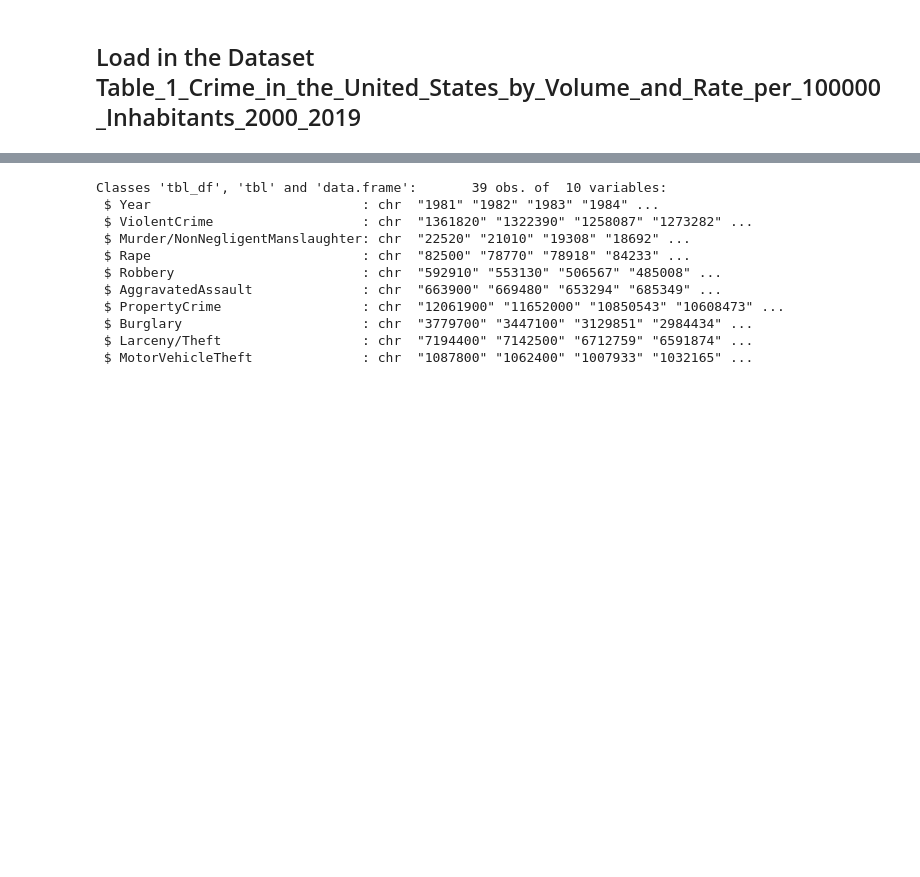
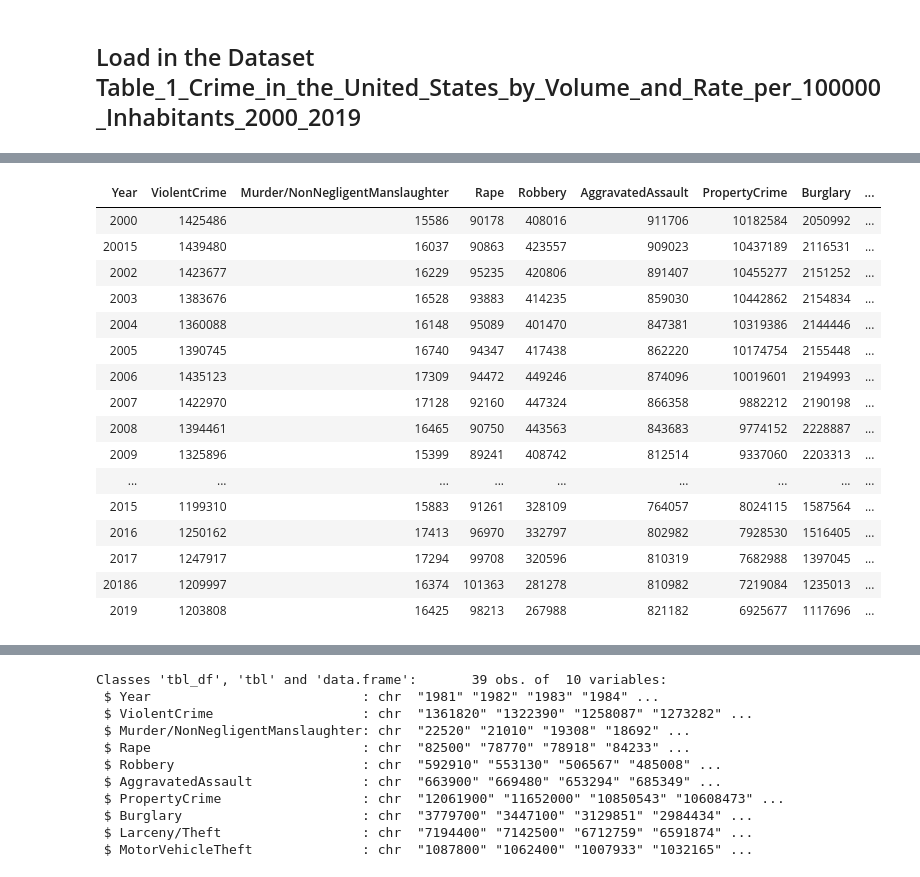
Before and after one commit to RLurtenManchester/CrimeRatesSocialImpact, a Jupyter notebook: 1981-2019CrimeInAmerica.ipynb, the cells around one changed output, grey strips where cells are left out. Saved outputs shown, nothing was run; the diff lists cells and outputs as text; code cells hidden in the pictures; blank space fills up the shorter version.

```diff
--- a/1981-2019CrimeInAmerica.ipynb
+++ b/1981-2019CrimeInAmerica.ipynb
@@ -116,6 +134,26 @@ keeps<- c("Year", "ViolentCrime", "Murder/NonNegligentManslaughter", "Rape", "Ro
 # %%
 CrimeByNumber00_19A <- CrimeByNumber00_19[keeps]
 CrimeByNumber81_99B <- CrimeByNumber81_99A[keeps]
+# %%
+CrimeByNumber00_19A
+# %% [output]
+| Year | ViolentCrime | Murder/NonNegligentManslaughter | Rape | Robbery | AggravatedAssault | PropertyCrime | Burglary | ... |
+| 2000 | 1425486 | 15586 | 90178 | 408016 | 911706 | 10182584 | 2050992 | ... |
+| 20015 | 1439480 | 16037 | 90863 | 423557 | 909023 | 10437189 | 2116531 | ... |
+| 2002 | 1423677 | 16229 | 95235 | 420806 | 891407 | 10455277 | 2151252 | ... |
+| 2003 | 1383676 | 16528 | 93883 | 414235 | 859030 | 10442862 | 2154834 | ... |
+| 2004 | 1360088 | 16148 | 95089 | 401470 | 847381 | 10319386 | 2144446 | ... |
+| 2005 | 1390745 | 16740 | 94347 | 417438 | 862220 | 10174754 | 2155448 | ... |
+| 2006 | 1435123 | 17309 | 94472 | 449246 | 874096 | 10019601 | 2194993 | ... |
+| 2007 | 1422970 | 17128 | 92160 | 447324 | 866358 | 9882212 | 2190198 | ... |
+| 2008 | 1394461 | 16465 | 90750 | 443563 | 843683 | 9774152 | 2228887 | ... |
+| 2009 | 1325896 | 15399 | 89241 | 408742 | 812514 | 9337060 | 2203313 | ... |
+| ... | ... | ... | ... | ... | ... | ... | ... | ... |
+| 2015 | 1199310 | 15883 | 91261 | 328109 | 764057 | 8024115 | 1587564 | ... |
+| 2016 | 1250162 | 17413 | 96970 | 332797 | 802982 | 7928530 | 1516405 | ... |
+| 2017 | 1247917 | 17294 | 99708 | 320596 | 810319 | 7682988 | 1397045 | ... |
+| 20186 | 1209997 | 16374 | 101363 | 281278 | 810982 | 7219084 | 1235013 | ... |
+| 2019 | 1203808 | 16425 | 98213 | 267988 | 821182 | 6925677 | 1117696 | ... |
 # %%
 ## Lets Combine all this into one
 CrimeByNumber81_19 <-rbind(CrimeByNumber81_99B, CrimeByNumber00_19A)
```
Also changed, not shown: parts of 19 cells of this notebook.
